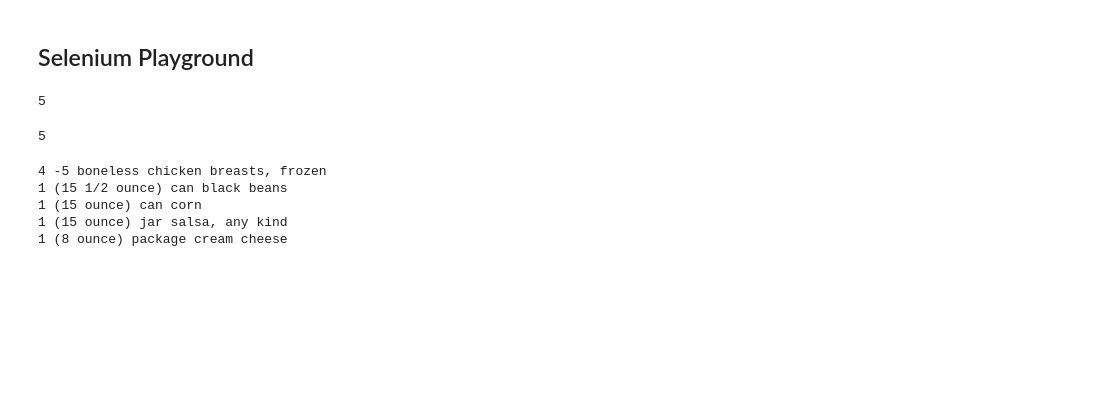
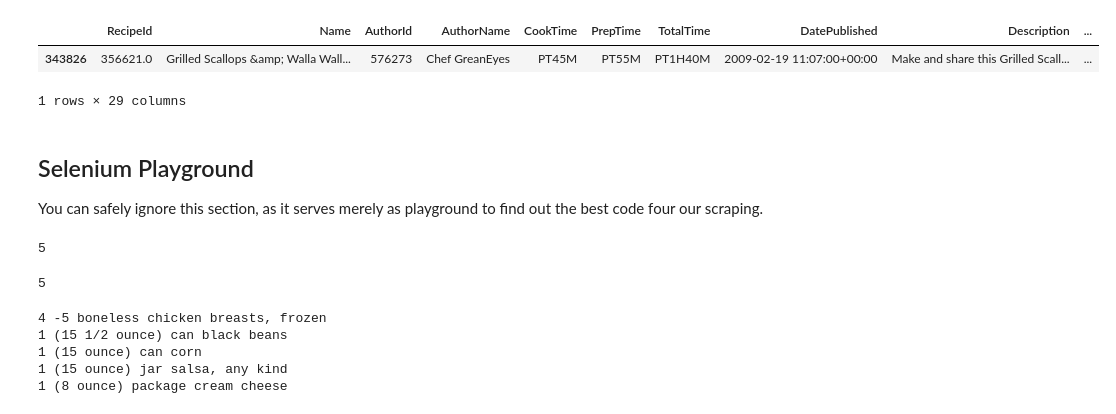
Before and after one commit to amirkiaml/DeepChef-BSTN-Capstone, a Jupyter notebook: Part 2 - Scraping www.food.com.ipynb, the cells around one changed output. Saved outputs shown, nothing was run; the diff lists cells and outputs as text; code cells hidden in the pictures; blank space fills up the shorter version.

```diff
--- a/Part 2 - Scraping www.food.com.ipynb
+++ b/Part 2 - Scraping www.food.com.ipynb
@@ -22,0 +91,6 @@ recipes = pd.read_parquet('recipes.parquet')
+# %%
+recipes.sample()
+# %% [output]
+|  | RecipeId | Name | AuthorId | AuthorName | CookTime | PrepTime | TotalTime | DatePublished | Description | ... |
+| 343826 | 356621.0 | Grilled Scallops &amp; Walla Wall... | 576273 | Chef GreanEyes | PT45M | PT55M | PT1H40M | 2009-02-19 11:07:00+00:00 | Make and share this Grilled Scall... | ... |
+1 rows × 29 columns
@@ -23,5 +101,6 @@ recipes = pd.read_parquet('recipes.parquet')
 # %% [markdown]
-## Selenium Playground
+## Selenium Playground <a class ='author' id='play'></a>
+You can safely ignore this section, as it serves merely as playground to find out the best code four our scraping.
 # %%
 import time
 from selenium import webdriver
```
Also changed, not shown: parts of 36 cells of this notebook.
